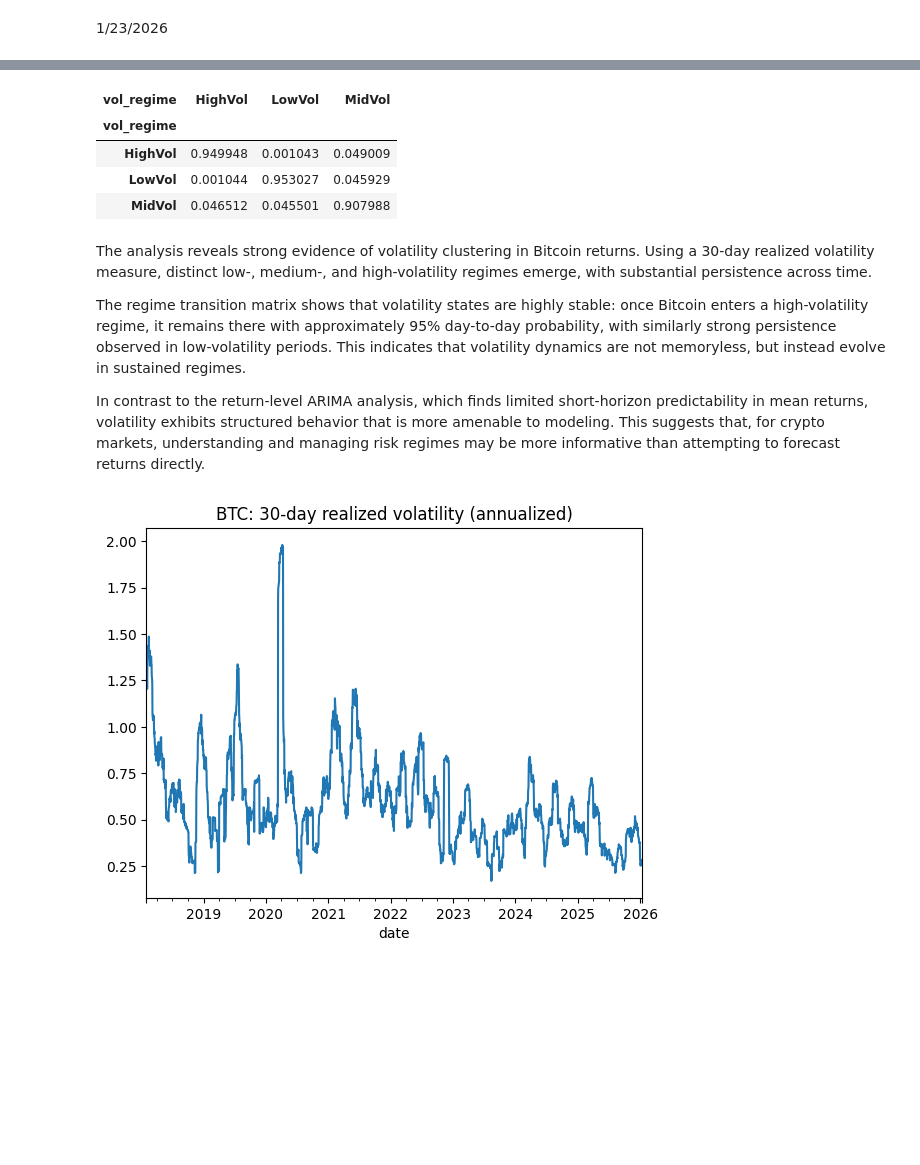
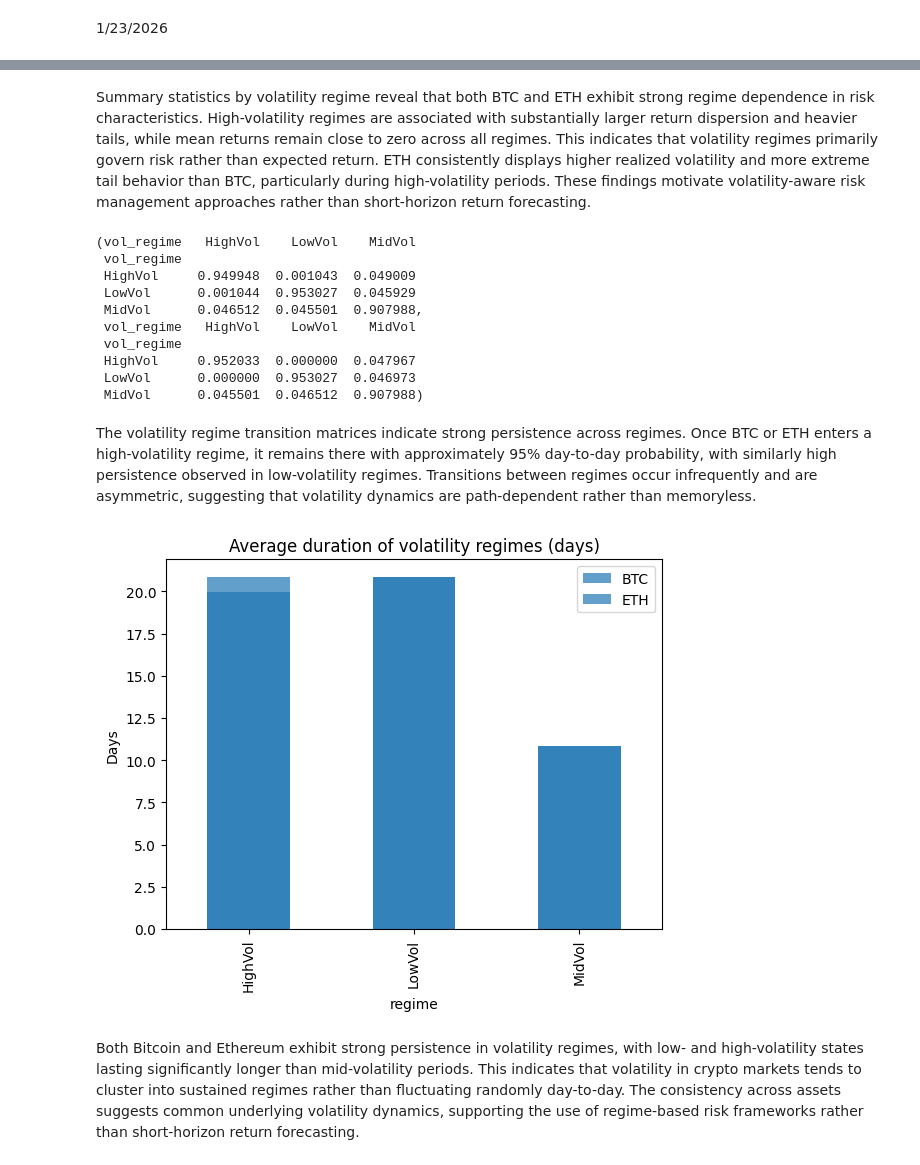
Before and after one commit to m4rthaswur1d/crypto-arima, a Jupyter notebook: notebooks/03_volatility_regimes.ipynb, the cells around one changed output, grey strips where cells are left out. Saved outputs shown, nothing was run; the diff lists cells and outputs as text; code cells hidden in the pictures; blank space fills up the shorter version.

```diff
--- a/notebooks/03_volatility_regimes.ipynb
+++ b/notebooks/03_volatility_regimes.ipynb
@@ -11,35 +125,38 @@ sys.path.append(str(ROOT))
+# %% [markdown]
+Summary statistics by volatility regime reveal that both BTC and ETH exhibit strong regime dependence in risk characteristics. High-volatility regimes are associated with substantially larger return dispersion and heavier tails, while mean returns remain close to zero across all regimes. This indicates that volatility regimes primarily govern risk rather than expected return. ETH consistently displays higher realized volatility and more extreme tail behavior than BTC, particularly during high-volatility periods. These findings motivate volatility-aware risk management approaches rather than short-horizon return forecasting.
 # %%
-from src.data_loader import load_prices_csv, compute_log_returns
-from src.volatility_regimes import VolRegimeConfig, build_regime_frame, regime_summary, regime_transition_matrix
+btc_T = regime_transition_matrix(btc_df["vol_regime"], normalize=True)
+eth_T = regime_transition_matrix(eth_df["vol_regime"], normalize=True)
 
-prices = load_prices_csv("btc_eth_prices.csv")
-rets = compute_log_returns(prices)
-
-btc = rets["btc_usd_logret"]
-
-cfg = VolRegimeConfig(window=30, q_low=0.33, q_high=0.67)
-df = build_regime_frame(btc, cfg)
-
-regime_summary(df)
-regime_transition_matrix(df["vol_regime"])
+btc_T, eth_T
 # %% [output]
-| vol_regime | HighVol | LowVol | MidVol |
-| vol_regime |  |  |  |
-| HighVol | 0.949948 | 0.001043 | 0.049009 |
-| LowVol | 0.001044 | 0.953027 | 0.045929 |
-| MidVol | 0.046512 | 0.045501 | 0.907988 |
+(vol_regime   HighVol    LowVol    MidVol
+ vol_regime
+ HighVol     0.949948  0.001043  0.049009
+ LowVol      0.001044  0.953027  0.045929
+ MidVol      0.046512  0.045501  0.907988,
+ vol_regime   HighVol    LowVol    MidVol
+ vol_regime
+ HighVol     0.952033  0.000000  0.047967
+ LowVol      0.000000  0.953027  0.046973
+ MidVol      0.045501  0.046512  0.907988)
-# %% [markdown]
-The analysis reveals strong evidence of volatility clustering in Bitcoin returns. Using a 30-day realized volatility measure, distinct low-, medium-, and high-volatility regimes emerge, with substantial persistence across time.
-
-The regime transition matrix shows that volatility states are highly stable: once Bitcoin enters a high-volatility regime, it remains there with approximately 95% day-to-day probability, with similarly strong persistence observed in low-volatility periods. This indicates that volatility dynamics are not memoryless, but instead evolve in sustained regimes.
-
-In contrast to the return-level ARIMA analysis, which finds limited short-horizon predictability in mean returns, volatility exhibits structured behavior that is more amenable to modeling. This suggests that, for crypto markets, understanding and managing risk regimes may be more informative than attempting to forecast returns directly.
-# %%
-import matplotlib.pyplot as plt
-
-plt.figure()
-df["realized_vol"].plot()
-plt.title("BTC: 30-day realized volatility (annualized)")
-plt.show()
-# %% [output]
-[figure, removed]
+# %% [markdown]
+The volatility regime transition matrices indicate strong persistence across regimes. Once BTC or ETH enters a high-volatility regime, it remains there with approximately 95% day-to-day probability, with similarly high persistence observed in low-volatility regimes. Transitions between regimes occur infrequently and are asymmetric, suggesting that volatility dynamics are path-dependent rather than memoryless.
+# %%
+btc_spans = regime_spans(btc_df)
+eth_spans = regime_spans(eth_df)
+
+btc_durations = btc_spans.groupby("regime")["n_days"].mean()
+eth_durations = eth_spans.groupby("regime")["n_days"].mean()
+
+plt.figure()
+btc_durations.plot(kind="bar", alpha=0.7, label="BTC")
+eth_durations.plot(kind="bar", alpha=0.7, label="ETH")
+plt.title("Average duration of volatility regimes (days)")
+plt.ylabel("Days")
+plt.legend()
+plt.show()
+# %% [output]
+[figure, added]
+# %% [markdown]
+Both Bitcoin and Ethereum exhibit strong persistence in volatility regimes, with low- and high-volatility states lasting significantly longer than mid-volatility periods. This indicates that volatility in crypto markets tends to cluster into sustained regimes rather than fluctuating randomly day-to-day. The consistency across assets suggests common underlying volatility dynamics, supporting the use of regime-based risk frameworks rather than short-horizon return forecasting.
```
Also changed, not shown: parts of 9 cells of this notebook, 4 other files.
